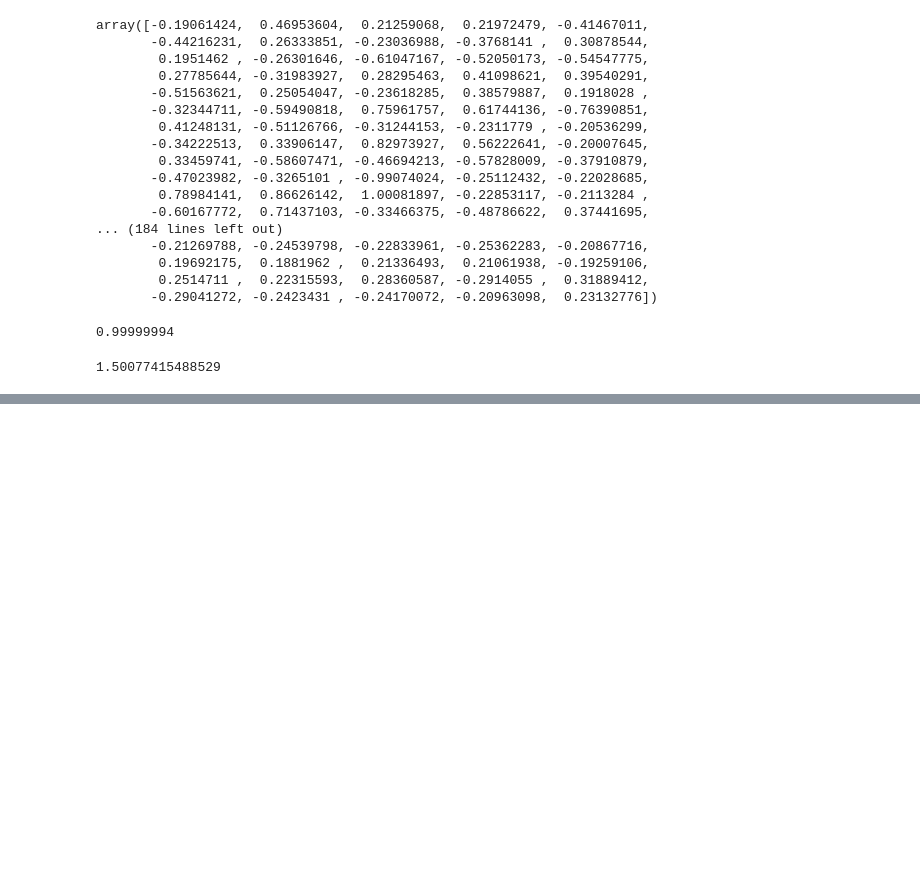
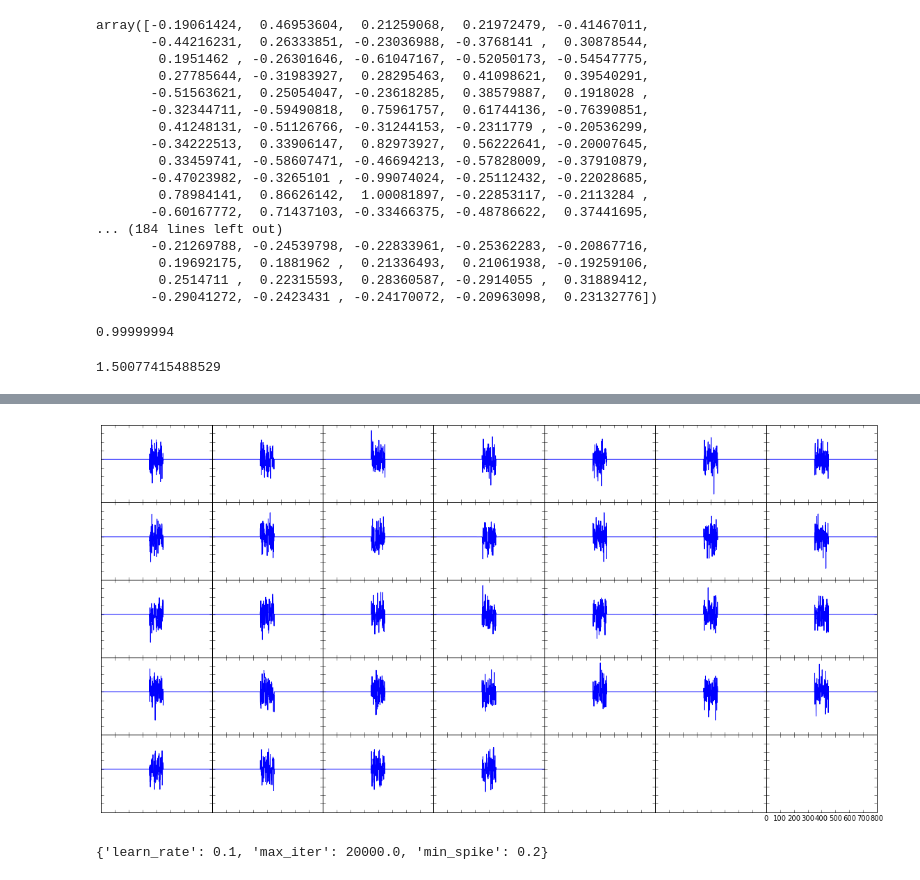
Before and after one commit to emdodds/matching-pursuit, a Jupyter notebook: Notebooks/check results.ipynb, the cells around one changed output, grey strips where cells are left out. Cells and saved outputs as stored; diff of their text form; code cells hidden in the pictures; blank space fills up the shorter version.

```diff
--- a/Notebooks/check results.ipynb
+++ b/Notebooks/check results.ipynb
@@ -297,0 +306,8 @@ np.max(np.abs(signal))
+# %%
+sigset.tiled_plot(phi)
+# %% [output]
+[figure, added]
+# %%
+params
+# %% [output]
+{'learn_rate': 0.1, 'max_iter': 20000.0, 'min_spike': 0.2}
```
Also changed, not shown: parts of 3 cells of this notebook, 1 other file.
